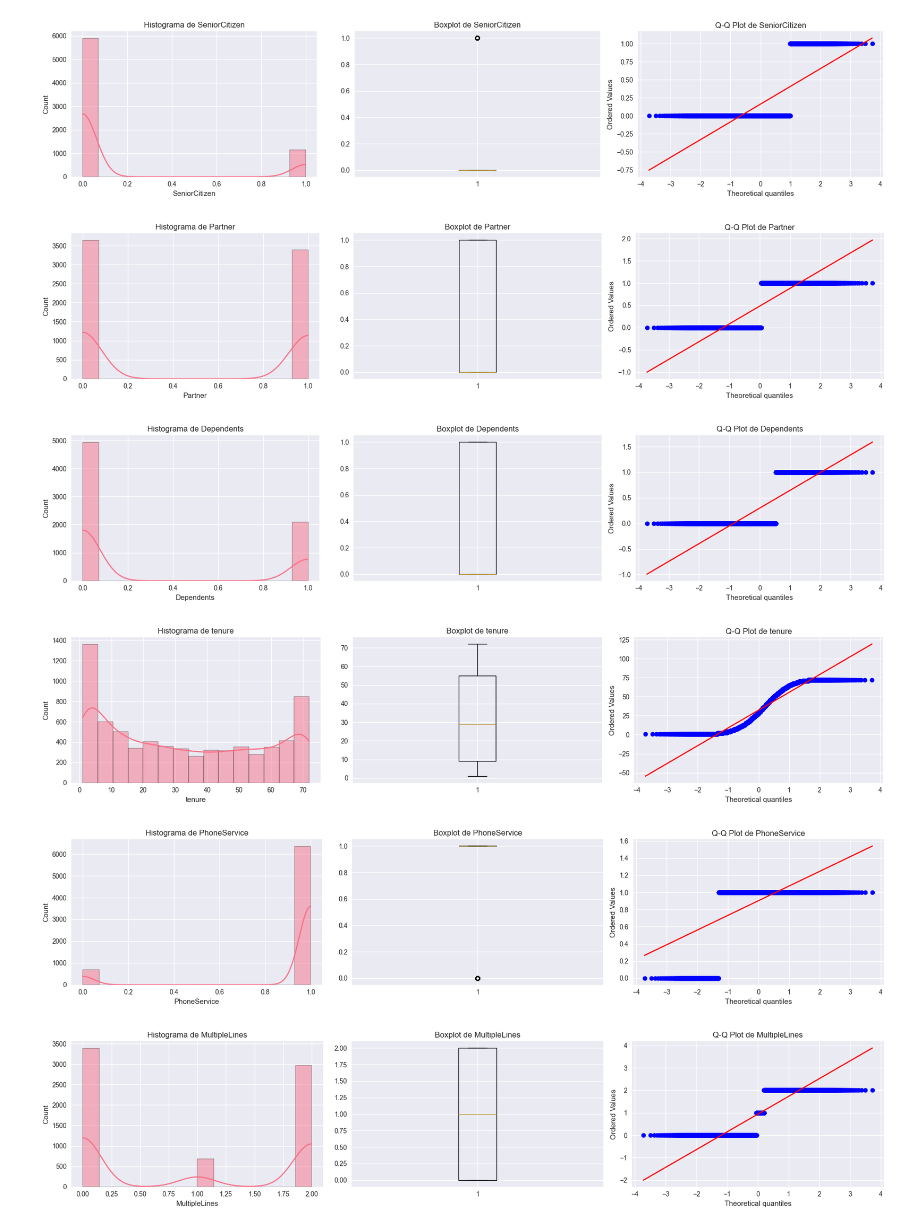
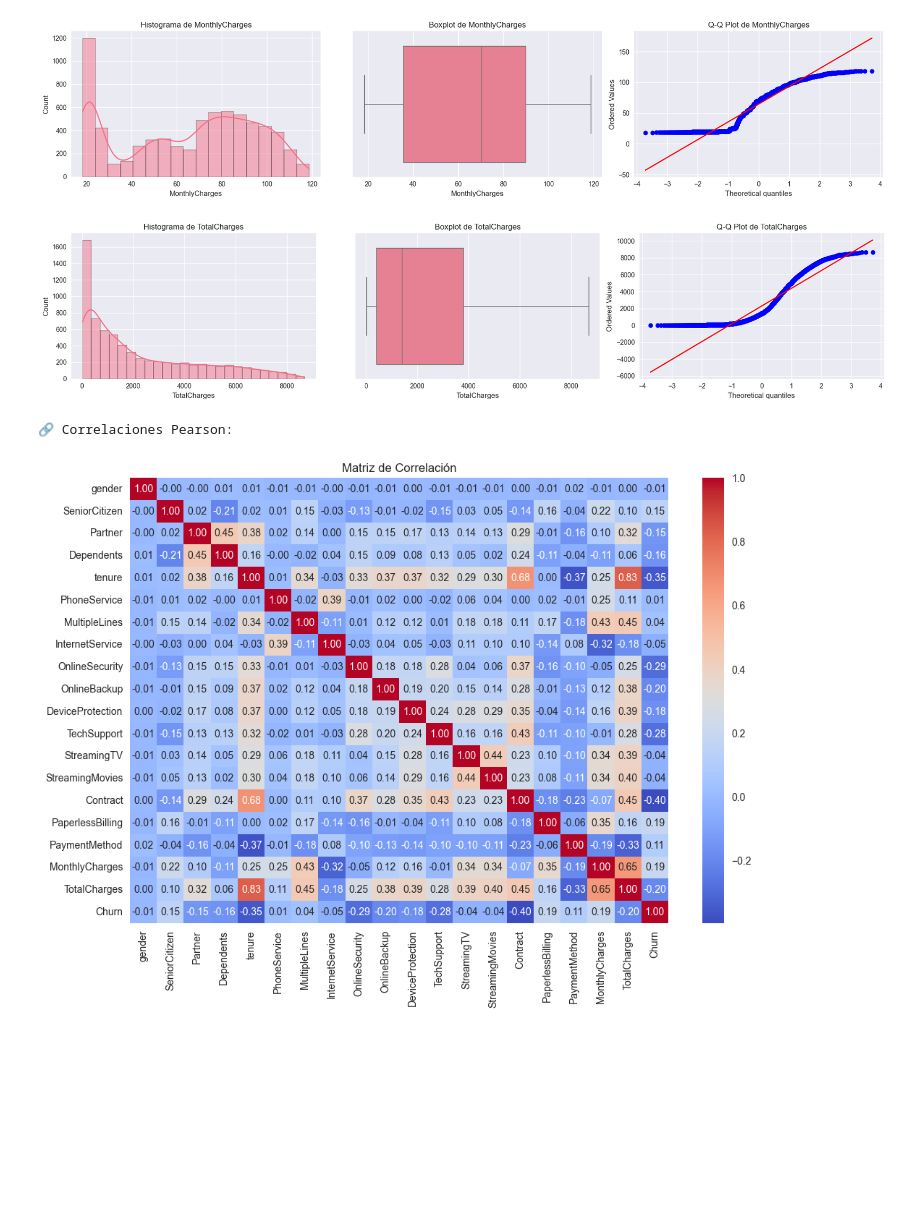
Before and after one commit to AnaBatres/ProyectoML, a Jupyter notebook: EDA.ipynb, the cells around one changed output. Cells and saved outputs as stored; diff of their text form; code cells hidden in the pictures; blank space fills up the shorter version.

```diff
--- a/EDA.ipynb
+++ b/EDA.ipynb
@@ -11,9 +28,6 @@ import matplotlib.pyplot as plt
 import seaborn as sns
 import warnings
 from scipy import stats
-from sklearn.preprocessing import StandardScaler
-from sklearn.cluster import KMeans
-from sklearn.decomposition import PCA
 
 warnings.filterwarnings("ignore")
 
@@ -28,39 +42,37 @@ np.random.seed(42)
 df = pd.read_csv("teleco_clean.csv")
 df.columns = df.columns.str.strip()
 
-# Paso 1: Dimensiones y columnas
-print(f"\nDimensiones: {df.shape}")
-print(f"\nColumnas: {list(df.columns)}")
-
-# Paso 2: Evaluación de calidad de datos
-print("\nValores faltantes por columna:")
+# Evaluación de calidad de datos
+print("🔎 Valores faltantes por columna:")
 print(df.isnull().sum())
 
-print("\nDuplicados:", df.duplicated().sum())
 
-# Consistencia de variables numéricas
-print("\nRangos y valores atípicos potenciales:")
-for col in df.select_dtypes(include=np.number).columns:
-    print(f"{col}: min={df[col].min()}, max={df[col].max()}, negativos={(df[col]<0).sum()}")
+# Métricas numéricas resumidas
+vars_numericas = ['tenure', 'MonthlyCharges', 'TotalCharges']
 
-# Paso 3: Estadísticos descriptivos
-display(df.describe())
+print("\n📊 Estadísticas descriptivas (variables numéricas):")
+print(df[vars_numericas].describe().T)
 
-# Paso 5: Visualizaciones univariadas
-for col in df.select_dtypes(include=np.number).columns:
+
+# Visualización solo de variables numéricas relevantes
+
+for col in vars_numericas:
     fig, axs = plt.subplots(1, 3, figsize=(18, 4))
     sns.histplot(df[col], kde=True, ax=axs[0])
     axs[0].set_title(f"Histograma de {col}")
-    axs[1].boxplot(df[col].dropna())
+
+    sns.boxplot(x=df[col], ax=axs[1])
     axs[1].set_title(f"Boxplot de {col}")
+
     stats.probplot(df[col], dist="norm", plot=axs[2])
     axs[2].set_title(f"Q-Q Plot de {col}")
+
     plt.tight_layout()
     plt.show()
 
-# Paso 6: Análisis de correlaciones
-print("\nCorrelaciones Pearson:")
-corr_matrix = df.select_dtypes(include=np.number).corr()
+# Matriz de correlación solo entre variables numéricas
+print("\n🔗 Correlaciones Pearson:")
+corr_matrix = df.corr()
 
 sns.heatmap(corr_matrix, annot=True, cmap='coolwarm', fmt=".2f")
 plt.title("Matriz de Correlación")
@@ -96,6 +99,4 @@ Churn: min=0, max=1, negativos=0
-[figure, old version]
+[figure, new version]
-[figure, old version]
+[figure, new version]
+🔗 Correlaciones Pearson:
-[figure, old version]
+[figure, new version]
-[figure, removed]
-[figure, removed]
-[figure, removed]
```
Also changed, not shown: parts of 3 cells of this notebook, 6 other files.
